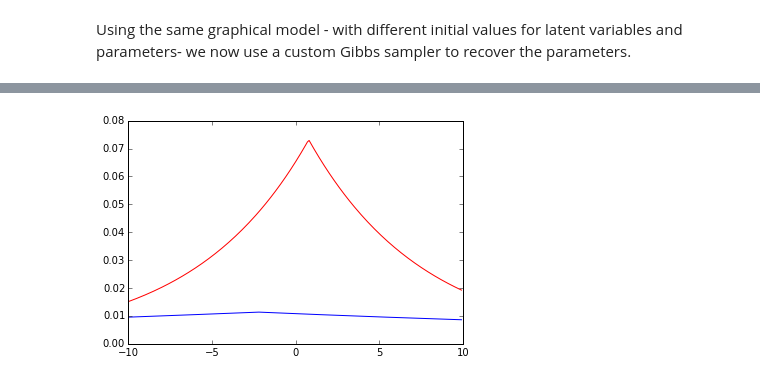
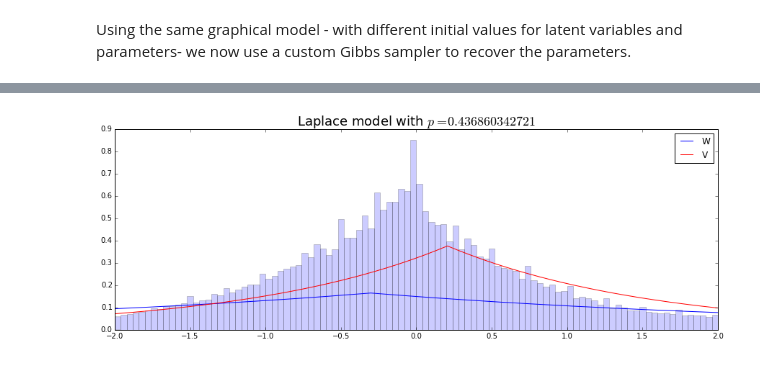
Before and after one commit to CompSquad/qmmc, a Jupyter notebook: examples/LAPLACE Extended RFQ model.ipynb, the cells around one changed output, grey strips where cells are left out. Drawn from its saved outputs; the diff is of its cells as text; code cells hidden in the pictures.

```diff
--- a/examples/LAPLACE Extended RFQ model.ipynb
+++ b/examples/LAPLACE Extended RFQ model.ipynb
@@ -139,10 +149,23 @@ plt.show()
-# %%
-from scipy.stats import laplace
-xx = np.arange(-10, 10, 0.1)
-
-plt.plot(xx, laplace.pdf(xx, mu_W.value, sigma_W.value), color='b')
-plt.plot(xx, laplace.pdf(xx, mu_V.value, sigma_V.value), color='r')
-
-plt.show()
-# %% [output]
-[figure, removed]
+# %%
+from scipy.stats import laplace
+
+plt.figure(figsize=(15, 5))
+
+n_burn = 1000
+loc_V_avg = np.mean(loc_V_trace[n_burn:])
+scale_V_avg = np.mean(scale_V_trace[n_burn:])
+loc_W_avg = np.mean(loc_W_trace[n_burn:])
+scale_W_avg = np.mean(scale_W_trace[n_burn:])
+p_avg = np.mean(p_trace[n_burn:])
+
+xx = np.linspace(-2, 2, 1000)
+
+plt.plot(xx, laplace.pdf(xx, loc_W_avg, scale_W_avg), color='b')
+plt.plot(xx, laplace.pdf(xx, loc_V_avg, scale_V_avg), color='r')
+plt.hist(df["Y"].values, bins=100, normed=True, alpha=0.2)
+
+plt.legend(['W', 'V'])
+plt.title(r"Laplace model with $p = %s$" % p_avg, size=18)
+plt.show()
+# %% [output]
+[figure, added]
```
Also changed, not shown: parts of 7 cells of this notebook.
